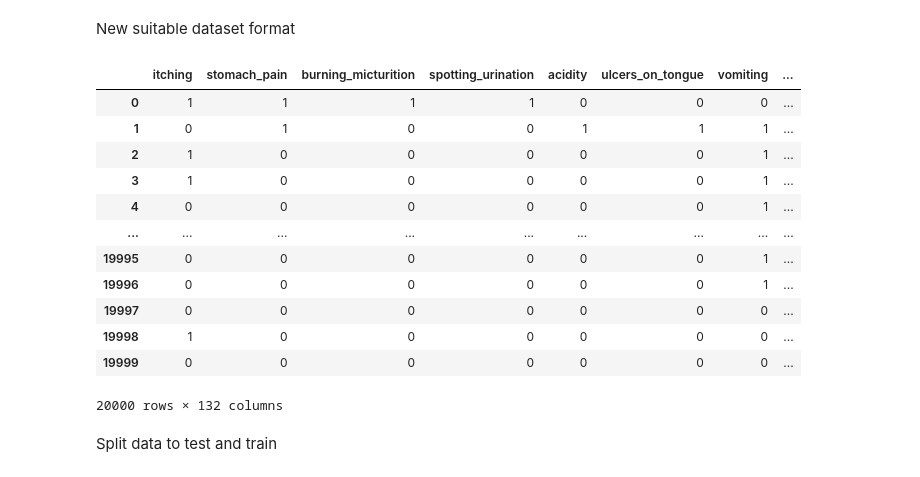
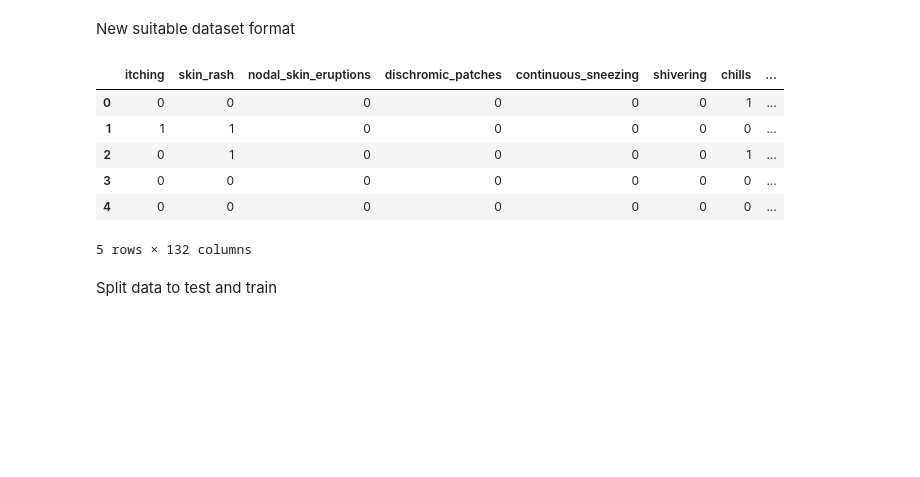
Before and after one commit to cCyberBear/Telemec-AI, a Jupyter notebook: Tele-search.ipynb, the cells around one changed output. Drawn from its saved outputs; the diff is of its cells as text; code cells hidden in the pictures; blank space fills up the shorter version.

```diff
--- a/Tele-search.ipynb
+++ b/Tele-search.ipynb
@@ -253,26 +253,20 @@ New suitable dataset format
 # %%
 symptoms = pd.DataFrame(columns = symps,index = df.index)
 symptoms["Symptoms"] = df["Symptoms"]
 for i in symps:
     symptoms[i] = symptoms.apply(lambda x:1 if i in x.Symptoms else 0, axis=1)
 symptoms["Disease"] = df["Disease"]
-symptoms = symptoms.drop("Symptoms",axis=1);                                                                                                                                                                                                                                                                                                      #symptoms = pd.read_csv(root + 'cleaned.csv')
+symptoms = symptoms.drop("Symptoms",axis=1);                                                                                                                                                                                                                                                                                                      symptoms = pd.read_csv(root + 'cleaned.csv')
 
 symptoms.head()
 # %% [output]
-|  | itching | stomach_pain | burning_micturition | spotting_urination | acidity | ulcers_on_tongue | vomiting | ... |
-| 0 | 1 | 1 | 1 | 1 | 0 | 0 | 0 | ... |
-| 1 | 0 | 1 | 0 | 0 | 1 | 1 | 1 | ... |
-| 2 | 1 | 0 | 0 | 0 | 0 | 0 | 1 | ... |
-| 3 | 1 | 0 | 0 | 0 | 0 | 0 | 1 | ... |
-| 4 | 0 | 0 | 0 | 0 | 0 | 0 | 1 | ... |
-| ... | ... | ... | ... | ... | ... | ... | ... | ... |
-| 19995 | 0 | 0 | 0 | 0 | 0 | 0 | 1 | ... |
-| 19996 | 0 | 0 | 0 | 0 | 0 | 0 | 1 | ... |
-| 19997 | 0 | 0 | 0 | 0 | 0 | 0 | 0 | ... |
-| 19998 | 1 | 0 | 0 | 0 | 0 | 0 | 0 | ... |
-| 19999 | 0 | 0 | 0 | 0 | 0 | 0 | 0 | ... |
+|  | itching | skin_rash | nodal_skin_eruptions | dischromic_patches | continuous_sneezing | shivering | chills | ... |
+| 0 | 0 | 0 | 0 | 0 | 0 | 0 | 1 | ... |
+| 1 | 1 | 1 | 0 | 0 | 0 | 0 | 0 | ... |
+| 2 | 0 | 1 | 0 | 0 | 0 | 0 | 1 | ... |
+| 3 | 0 | 0 | 0 | 0 | 0 | 0 | 0 | ... |
+| 4 | 0 | 0 | 0 | 0 | 0 | 0 | 0 | ... |
-20000 rows × 132 columns
+5 rows × 132 columns
 # %% [markdown]
 Split data to test and train
 # %%
```
Also changed, not shown: parts of 5 cells of this notebook, 3 other files.
